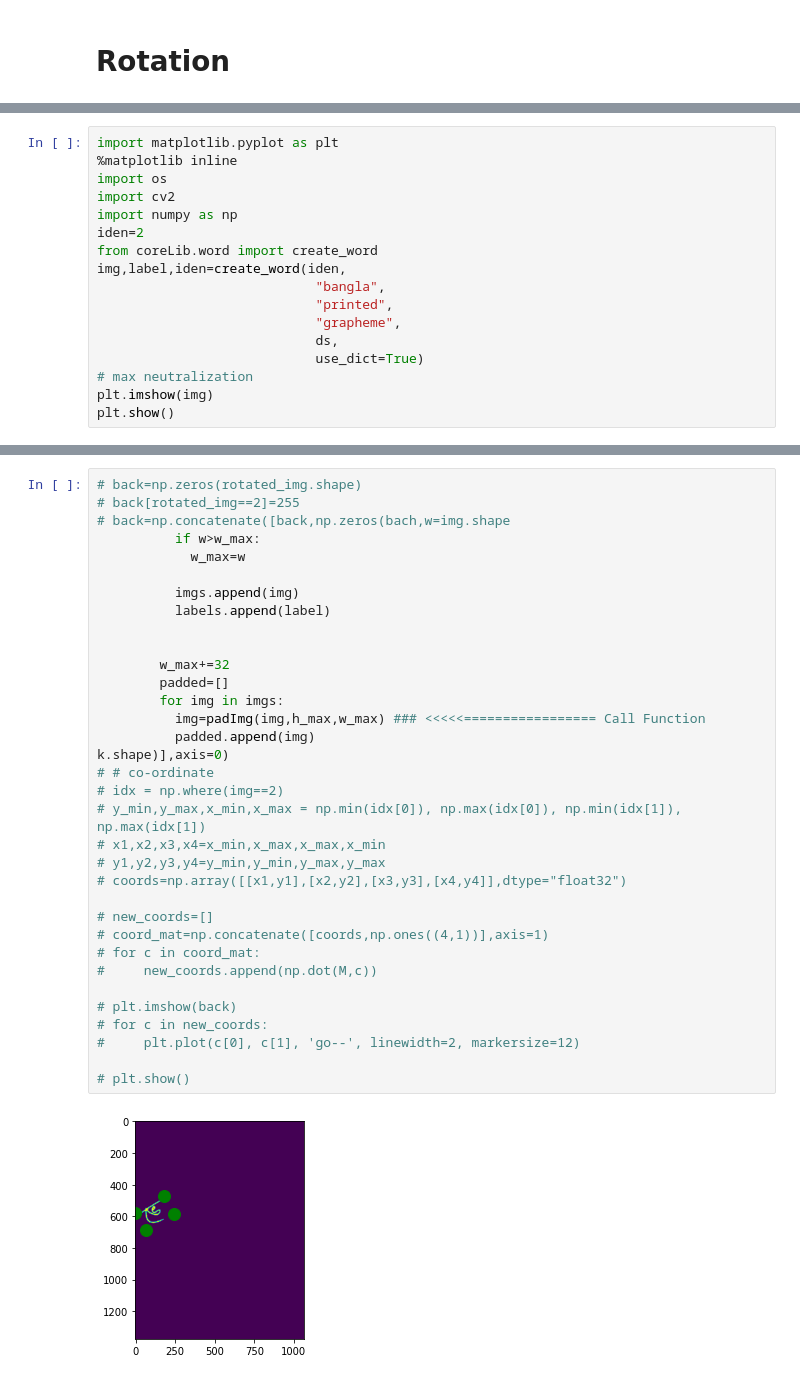
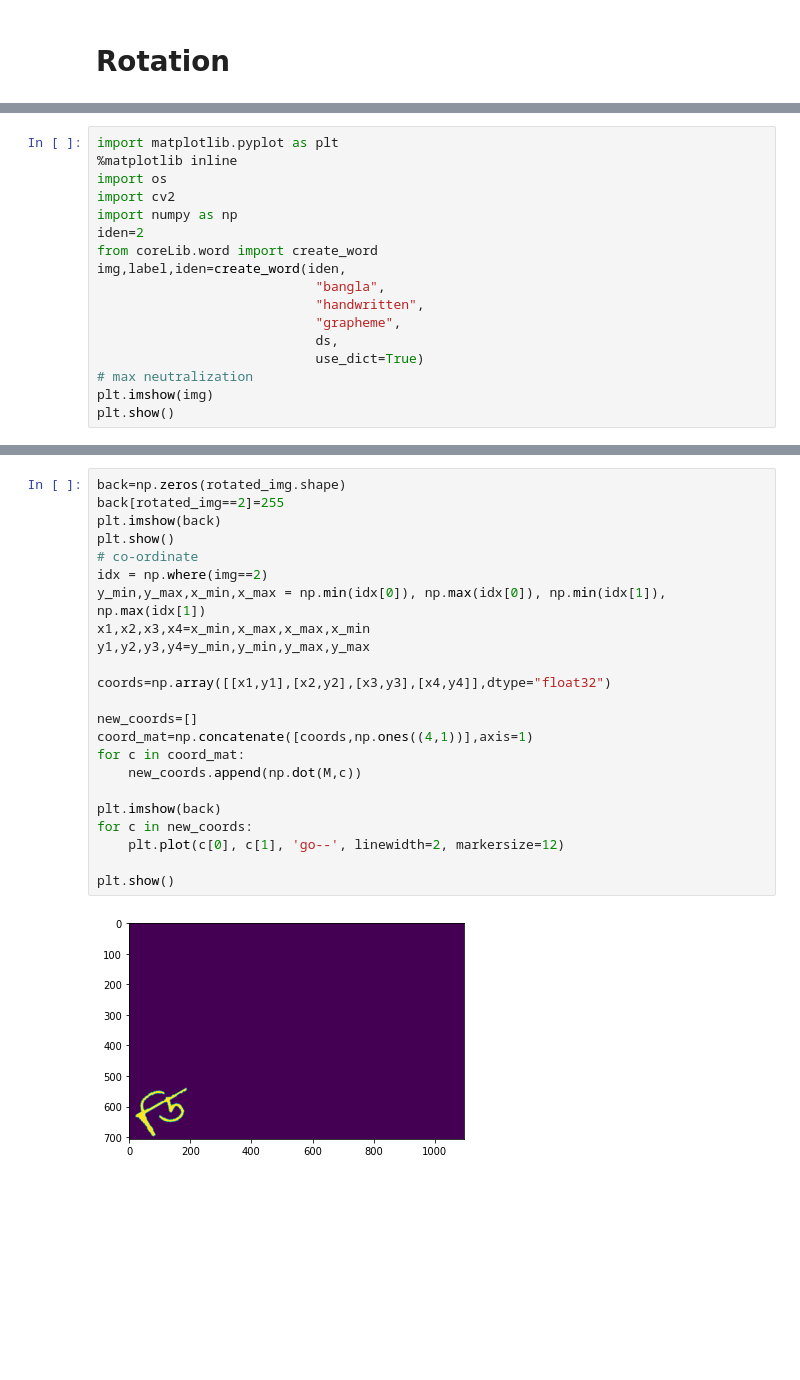
Before and after one commit to mnansary/apsis-detection, a Jupyter notebook: debug.ipynb, the cells around one changed output, grey strips where cells are left out. Saved outputs shown, nothing was run; the diff lists cells and outputs as text; blank space fills up the shorter version.

```diff
--- a/debug.ipynb
+++ b/debug.ipynb
@@ -288,7 +29,7 @@ iden=2
 from coreLib.word import create_word
 img,label,iden=create_word(iden,
                             "bangla",
-                            "printed",
+                            "handwritten",
                             "grapheme",
                             ds,
                             use_dict=True)
@@ -383,36 +99,25 @@ print(label)
 # %%
-# back=np.zeros(rotated_img.shape)
-# back[rotated_img==2]=255
-# back=np.concatenate([back,np.zeros(bach,w=img.shape
-          if w>w_max:
-            w_max=w
+back=np.zeros(rotated_img.shape)
+back[rotated_img==2]=255
+plt.imshow(back)
+plt.show()
+# co-ordinate
+idx = np.where(img==2)
+y_min,y_max,x_min,x_max = np.min(idx[0]), np.max(idx[0]), np.min(idx[1]), np.max(idx[1])
+x1,x2,x3,x4=x_min,x_max,x_max,x_min
+y1,y2,y3,y4=y_min,y_min,y_max,y_max
 
-          imgs.append(img)
-          labels.append(label)
+coords=np.array([[x1,y1],[x2,y2],[x3,y3],[x4,y4]],dtype="float32")
 
+new_coords=[]
+coord_mat=np.concatenate([coords,np.ones((4,1))],axis=1)
+for c in coord_mat:
+    new_coords.append(np.dot(M,c))
 
-        w_max+=32
-        padded=[]
-        for img in imgs:
-          img=padImg(img,h_max,w_max) ### <<<<<================= Call Function
-          padded.append(img)
-k.shape)],axis=0)
-# # co-ordinate
-# idx = np.where(img==2)
-# y_min,y_max,x_min,x_max = np.min(idx[0]), np.max(idx[0]), np.min(idx[1]), np.max(idx[1])
-# x1,x2,x3,x4=x_min,x_max,x_max,x_min
-# y1,y2,y3,y4=y_min,y_min,y_max,y_max
-# coords=np.array([[x1,y1],[x2,y2],[x3,y3],[x4,y4]],dtype="float32")
+plt.imshow(back)
+for c in new_coords:
+    plt.plot(c[0], c[1], 'go--', linewidth=2, markersize=12)
 
-# new_coords=[]
-# coord_mat=np.concatenate([coords,np.ones((4,1))],axis=1)
-# for c in coord_mat:
-#     new_coords.append(np.dot(M,c))
-
-# plt.imshow(back)
-# for c in new_coords:
-#     plt.plot(c[0], c[1], 'go--', linewidth=2, markersize=12)
-
-# plt.show()
+plt.show()
 # %% [output]
-[figure, old version]
+[figure, new version]
```
Also changed, not shown: parts of 20 cells of this notebook, 1 other file.
